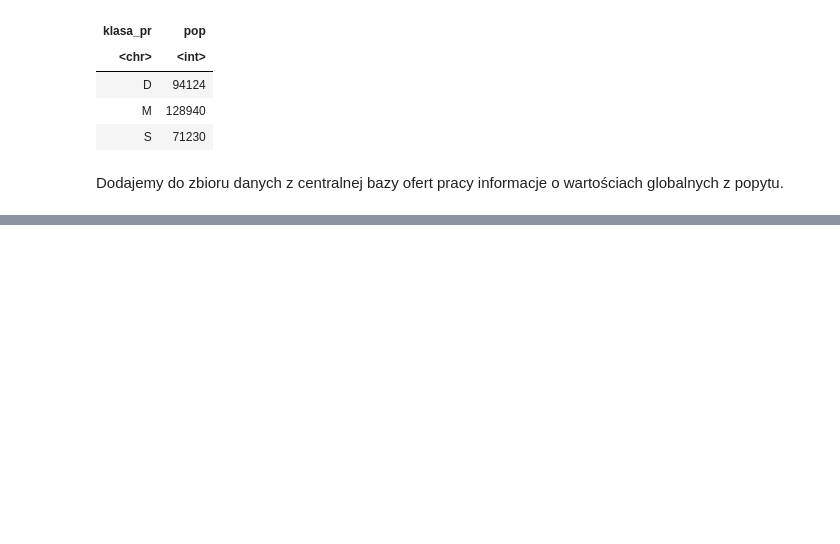
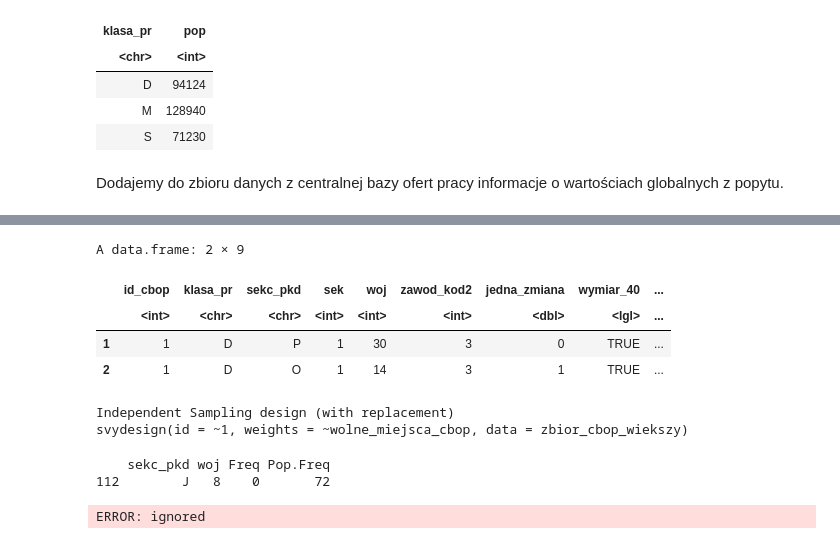
Before and after one commit to DepartmentOfStatisticsPUE/bi-2022, a Jupyter notebook: notebooks/bi_2021_04_07.ipynb, the cells around one changed output, grey strips where cells are left out. Drawn from its saved outputs; the diff is of its cells as text; code cells hidden in the pictures; blank space fills up the shorter version.

```diff
--- a/notebooks/bi_2021_04_07.ipynb
+++ b/notebooks/bi_2021_04_07.ipynb
@@ -111,0 +258,25 @@ Jeżeli widzą Państwo różnicę w wartościach miedzy `y_naive`, a `y_ps` to
+# %%
+dane %>%
+  filter(!is.na(id_cbop)) %>%
+  select(id_cbop, klasa_pr, sekc_pkd, sek, woj, zawod_kod2, jedna_zmiana, wymiar_40, wolne_miejsca_cbop) %>%
+  mutate(jedna_zmiana = as.numeric(jedna_zmiana)) -> zbior_cbop_wiekszy
+
+  head(zbior_cbop_wiekszy, n=2)
+# %% [output]
+A data.frame: 2 × 9
+|  | id_cbop | klasa_pr | sekc_pkd | sek | woj | zawod_kod2 | jedna_zmiana | wymiar_40 | ... |
+|  | <int> | <chr> | <chr> | <int> | <int> | <int> | <dbl> | <lgl> | ... |
+| 1 | 1 | D | P | 1 | 30 | 3 | 0 | TRUE | ... |
+| 2 | 1 | D | O | 1 | 14 | 3 | 1 | TRUE | ... |
+# %%
+zbior_cbop_svy2 <- svydesign(id = ~1, weights = ~wolne_miejsca_cbop, data = zbior_cbop_wiekszy)
+zbior_cbop_svy2
+# %% [output]
+Independent Sampling design (with replacement)
+svydesign(id = ~1, weights = ~wolne_miejsca_cbop, data = zbior_cbop_wiekszy)
+# %%
+zbior_cbop_svy2_ps1 <- postStratify(design = zbior_cbop_svy2, strata = ~ sekc_pkd + woj, population = sekc_pkd_woj_total)
+# %% [output]
+    sekc_pkd woj Freq Pop.Freq
+112        J   8    0       72
+ERROR: ignored
```
Also changed, not shown: parts of 36 cells of this notebook.
